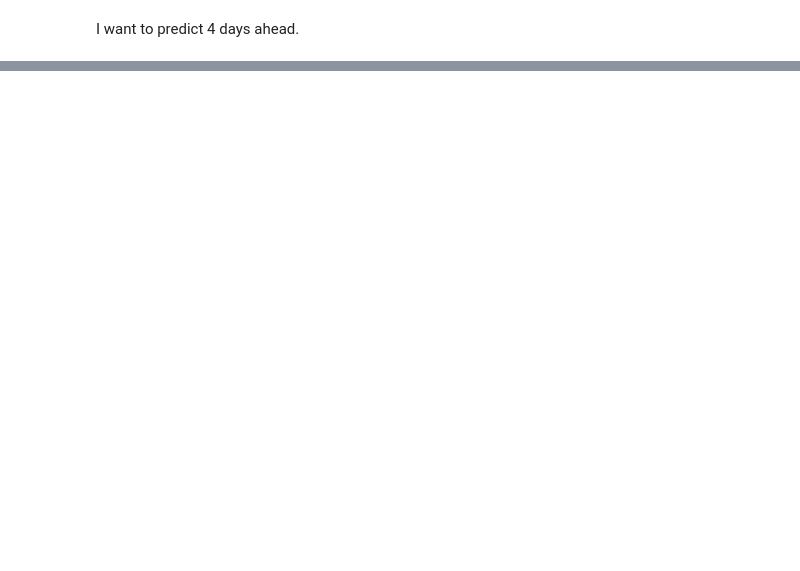
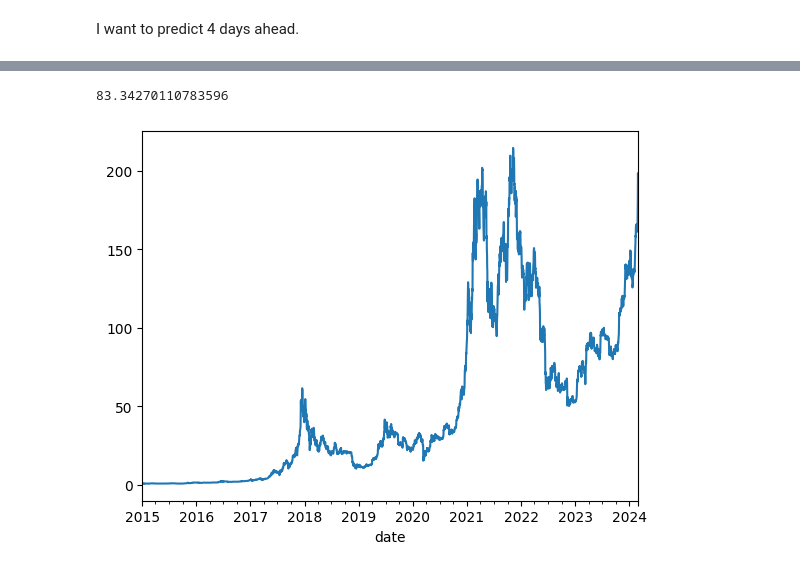
Before and after one commit to Giuseppe31-s/Crypto-Analytics, a Jupyter notebook: notebooks/CA_2 - Data Analytics Explore.ipynb, the cells around one changed output, grey strips where cells are left out. Saved outputs shown, nothing was run; the diff lists cells and outputs as text; code cells hidden in the pictures; blank space fills up the shorter version.

```diff
--- a/notebooks/CA_2 - Data Analytics Explore.ipynb
+++ b/notebooks/CA_2 - Data Analytics Explore.ipynb
@@ -328,0 +107,10 @@ sns.heatmap(pd.concat([X,y],axis=1).corr());
+# %%
+(((y / y.shift(1)) - 1).mean() * 365) * 100
+# %% [output]
+83.34270110783596
+# %%
+normalize_bitcoin = (y/y.iloc[0])
+# %%
+normalize_bitcoin.plot();
+# %% [output]
+[figure, added]
```
Also changed, not shown: parts of 67 cells of this notebook, 2 other files.
